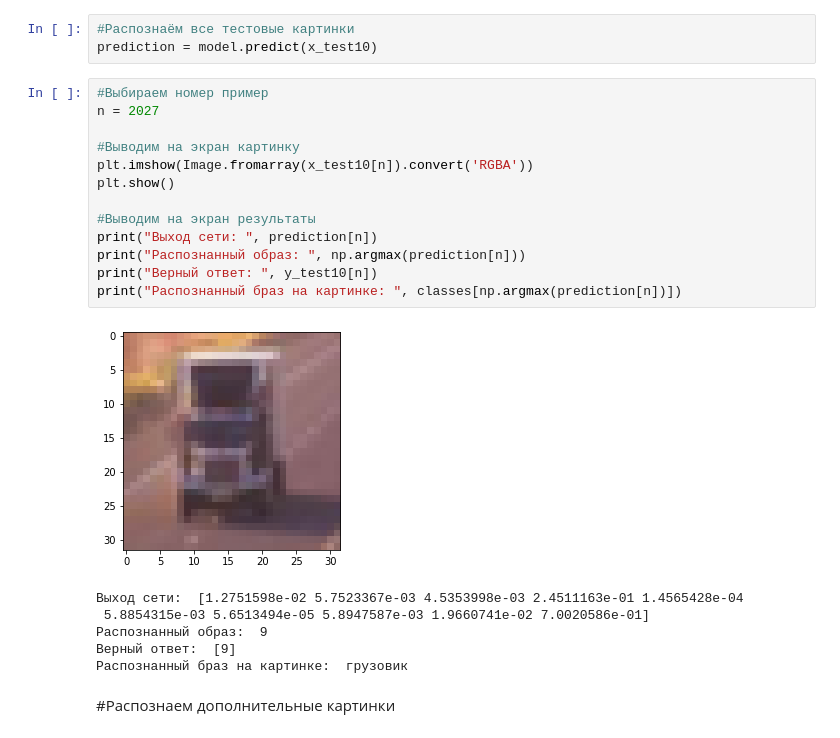
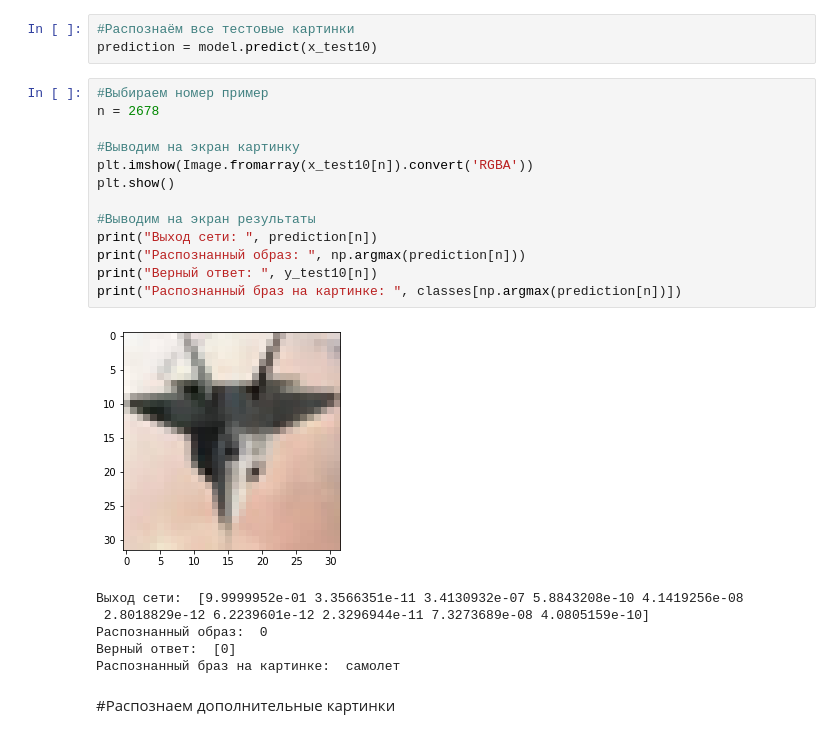
Before and after one commit to errec-sun/brain, a Jupyter notebook: 90 трен ируем_of_Февральский_курс_Pro_Занятие_3_Свёрточные_сети.ipynb, the cells around one changed output. Cells and saved outputs as stored; diff of their text form.

```diff
--- a/90 трен ируем_of_Февральский_курс_Pro_Занятие_3_Свёрточные_сети.ipynb
+++ b/90 трен ируем_of_Февральский_курс_Pro_Занятие_3_Свёрточные_сети.ipynb
@@ -222,24 +1030,24 @@ plt.show()
 prediction = model.predict(x_test10)
 # %%
 #Выбираем номер пример
-n = 2027
+n = 2678
 
 #Выводим на экран картинку
 plt.imshow(Image.fromarray(x_test10[n]).convert('RGBA'))
 plt.show()
 
 #Выводим на экран результаты
 print("Выход сети: ", prediction[n])
 print("Распознанный образ: ", np.argmax(prediction[n]))
 print("Верный ответ: ", y_test10[n])
 print("Распознанный браз на картинке: ", classes[np.argmax(prediction[n])])
 # %% [output]
-[figure, old version]
+[figure, new version]
-Выход сети:  [1.2751598e-02 5.7523367e-03 4.5353998e-03 2.4511163e-01 1.4565428e-04
- 5.8854315e-03 5.6513494e-05 5.8947587e-03 1.9660741e-02 7.0020586e-01]
-Распознанный образ:  9
-Верный ответ:  [9]
-Распознанный браз на картинке:  грузовик
+Выход сети:  [9.9999952e-01 3.3566351e-11 3.4130932e-07 5.8843208e-10 4.1419256e-08
+ 2.8018829e-12 6.2239601e-12 2.3296944e-11 7.3273689e-08 4.0805159e-10]
+Распознанный образ:  0
+Верный ответ:  [0]
+Распознанный браз на картинке:  самолет
 # %% [markdown]
 #Распознаем дополнительные картинки
 # %%
```
Also changed, not shown: parts of 35 cells of this notebook.
